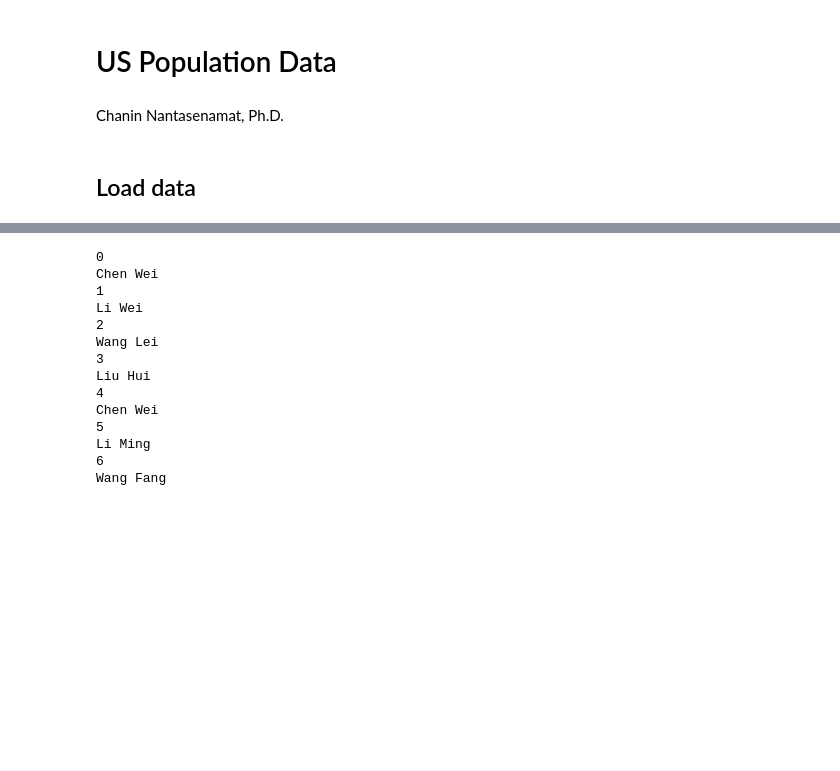
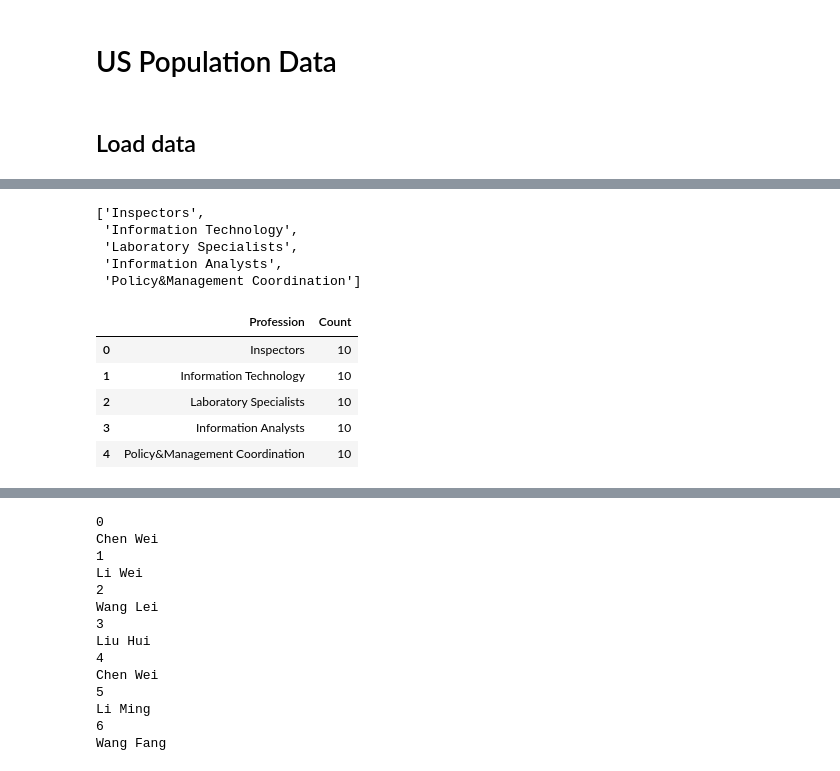
Before and after one commit to Esther-Guo/recruitment-tool, a Jupyter notebook: data_test.ipynb, the cells around one changed output, grey strips where cells are left out. Saved outputs shown, nothing was run; the diff lists cells and outputs as text; code cells hidden in the pictures; blank space fills up the shorter version.

```diff
--- a/data_test.ipynb
+++ b/data_test.ipynb
@@ -1,7 +1,5 @@
 # %% [markdown]
 # US Population Data
-# %% [markdown]
-Chanin Nantasenamat, Ph.D.
 # %% [markdown]
 ## Load data
 # %%
@@ -27,3 +25,24 @@ df_overview
 | 47 | 1048 | Rajesh Kumar | Male | Laboratory Specialists | India | IND | Chemistry | Academia | ... |
 | 48 | 1049 | Juliana Rodriguez | Female | Information Analysts | Brazil | BRA | Library Science | NGO | ... |
 | 49 | 1050 | Yousef Ahmed | Male | Policy&Management Coordination | Egypt | EGY | Public Administration | Government | ... |
+# %%
+profession_distribution = df_overview['IAEA Profession'].value_counts(sort=False)
+profession_list = profession_distribution.index.tolist()
+profession_list
+# %% [output]
+['Inspectors',
+ 'Information Technology',
+ 'Laboratory Specialists',
+ 'Information Analysts',
+ 'Policy&Management Coordination']
+# %%
+df_profession = profession_distribution.reset_index()
+df_profession.columns = ['Profession', 'Count']
+df_profession
+# %% [output]
+|  | Profession | Count |
+| 0 | Inspectors | 10 |
+| 1 | Information Technology | 10 |
+| 2 | Laboratory Specialists | 10 |
+| 3 | Information Analysts | 10 |
+| 4 | Policy&Management Coordination | 10 |
```
Also changed, not shown: parts of 5 cells of this notebook, 3 other files.
